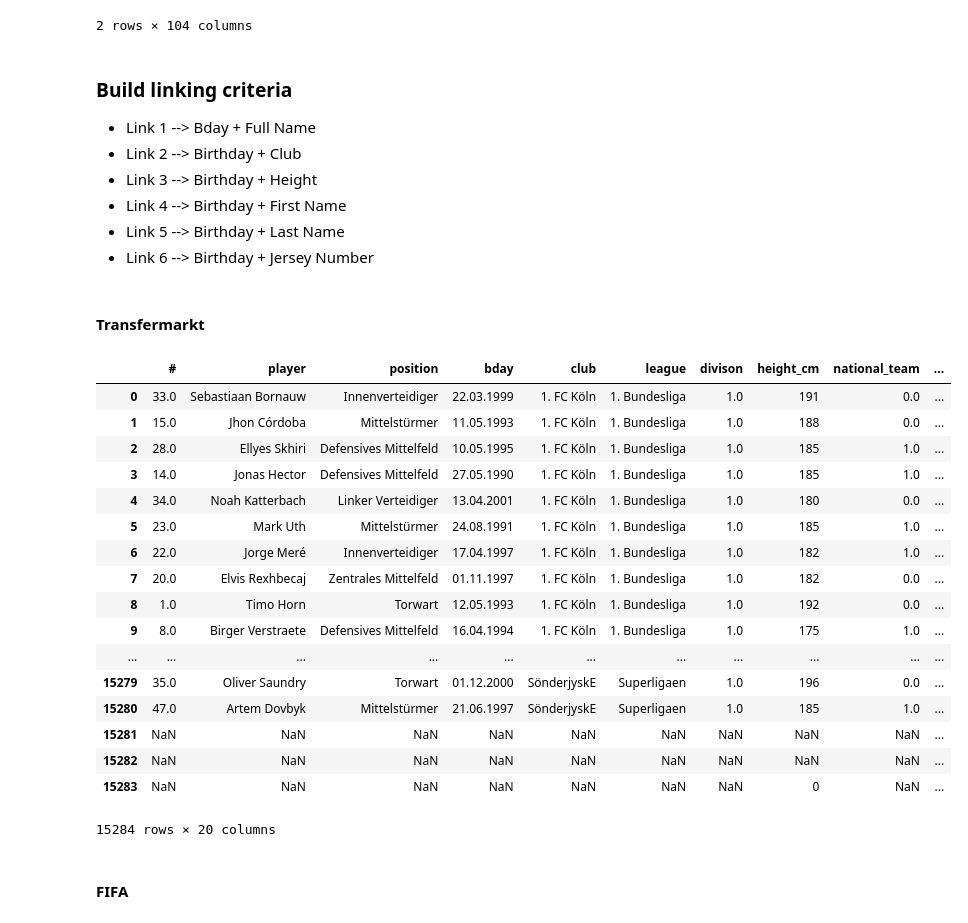
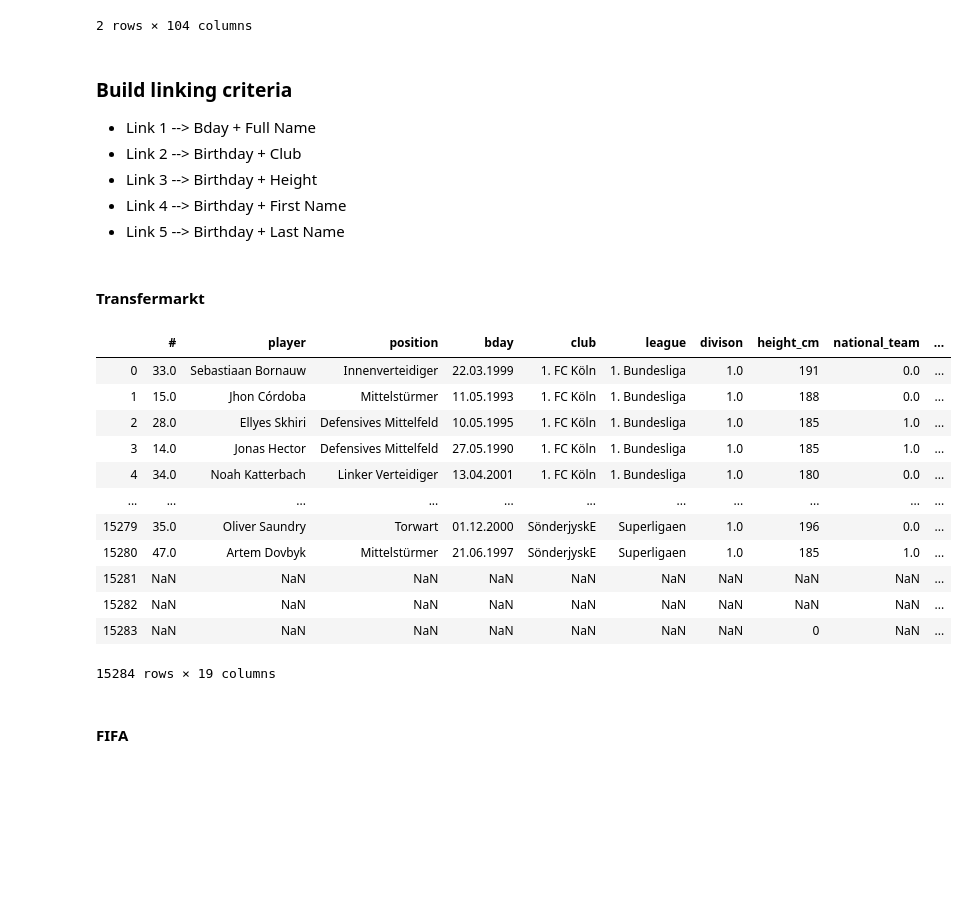
Before and after one commit to fabwerk90/FIFA-20---Market-value-prediction, a Jupyter notebook: 2. Data Mining.ipynb, the cells around one changed output. Drawn from its saved outputs; the diff is of its cells as text; code cells hidden in the pictures; blank space fills up the shorter version.

```diff
--- a/2. Data Mining.ipynb
+++ b/2. Data Mining.ipynb
@@ -1,6 +1,7 @@
 # %%
 import pandas as pd
 import numpy as np
+pd.set_option('display.max_rows', 10)
 # %%
 tm_raw = pd.read_csv("data/tm.csv")
 tm_raw.head(2)
@@ -54,37 +55,30 @@ fifa_adj.head(2)
 * Link 3 --> Birthday + Height
 * Link 4 --> Birthday + First Name
 * Link 5 --> Birthday + Last Name
-* Link 6 --> Birthday + Jersey Number
 # %% [markdown]
 #### Transfermarkt
 # %%
 tm_adj = tm_raw.copy()
 tm_adj["ID_iteration_1"] = tm_adj["bday"] + tm_adj["player"]
 tm_adj["ID_iteration_2"] = tm_adj["bday"] + tm_adj["club"]
 tm_adj["ID_iteration_3"] = tm_adj["bday"] + tm_adj["height_cm"]
 tm_adj["ID_iteration_4"] = tm_adj["bday"] + tm_adj["player"].str.split(" ", n=1).str[0]
 tm_adj["ID_iteration_5"] = tm_adj["bday"] + tm_adj["player"].str.split(" ", n=1).str[1]
-tm_adj["ID_iteration_6"] = tm_adj["bday"] + tm_adj["#"].astype("str")
 tm_adj
 # %% [output]
 |  | # | player | position | bday | club | league | divison | height_cm | national_team | ... |
 | 0 | 33.0 | Sebastiaan Bornauw | Innenverteidiger | 22.03.1999 | 1. FC Köln | 1. Bundesliga | 1.0 | 191 | 0.0 | ... |
 | 1 | 15.0 | Jhon Córdoba | Mittelstürmer | 11.05.1993 | 1. FC Köln | 1. Bundesliga | 1.0 | 188 | 0.0 | ... |
 | 2 | 28.0 | Ellyes Skhiri | Defensives Mittelfeld | 10.05.1995 | 1. FC Köln | 1. Bundesliga | 1.0 | 185 | 1.0 | ... |
 | 3 | 14.0 | Jonas Hector | Defensives Mittelfeld | 27.05.1990 | 1. FC Köln | 1. Bundesliga | 1.0 | 185 | 1.0 | ... |
 | 4 | 34.0 | Noah Katterbach | Linker Verteidiger | 13.04.2001 | 1. FC Köln | 1. Bundesliga | 1.0 | 180 | 0.0 | ... |
-| 5 | 23.0 | Mark Uth | Mittelstürmer | 24.08.1991 | 1. FC Köln | 1. Bundesliga | 1.0 | 185 | 1.0 | ... |
-| 6 | 22.0 | Jorge Meré | Innenverteidiger | 17.04.1997 | 1. FC Köln | 1. Bundesliga | 1.0 | 182 | 1.0 | ... |
-| 7 | 20.0 | Elvis Rexhbecaj | Zentrales Mittelfeld | 01.11.1997 | 1. FC Köln | 1. Bundesliga | 1.0 | 182 | 0.0 | ... |
-| 8 | 1.0 | Timo Horn | Torwart | 12.05.1993 | 1. FC Köln | 1. Bundesliga | 1.0 | 192 | 0.0 | ... |
-| 9 | 8.0 | Birger Verstraete | Defensives Mittelfeld | 16.04.1994 | 1. FC Köln | 1. Bundesliga | 1.0 | 175 | 1.0 | ... |
 | ... | ... | ... | ... | ... | ... | ... | ... | ... | ... | ... |
 | 15279 | 35.0 | Oliver Saundry | Torwart | 01.12.2000 | SönderjyskE | Superligaen | 1.0 | 196 | 0.0 | ... |
 | 15280 | 47.0 | Artem Dovbyk | Mittelstürmer | 21.06.1997 | SönderjyskE | Superligaen | 1.0 | 185 | 1.0 | ... |
 | 15281 | NaN | NaN | NaN | NaN | NaN | NaN | NaN | NaN | NaN | ... |
 | 15282 | NaN | NaN | NaN | NaN | NaN | NaN | NaN | NaN | NaN | ... |
 | 15283 | NaN | NaN | NaN | NaN | NaN | NaN | NaN | 0 | NaN | ... |
-15284 rows × 20 columns
+15284 rows × 19 columns
 # %% [markdown]
 #### FIFA
 # %%
```
Also changed, not shown: parts of 62 cells of this notebook.
